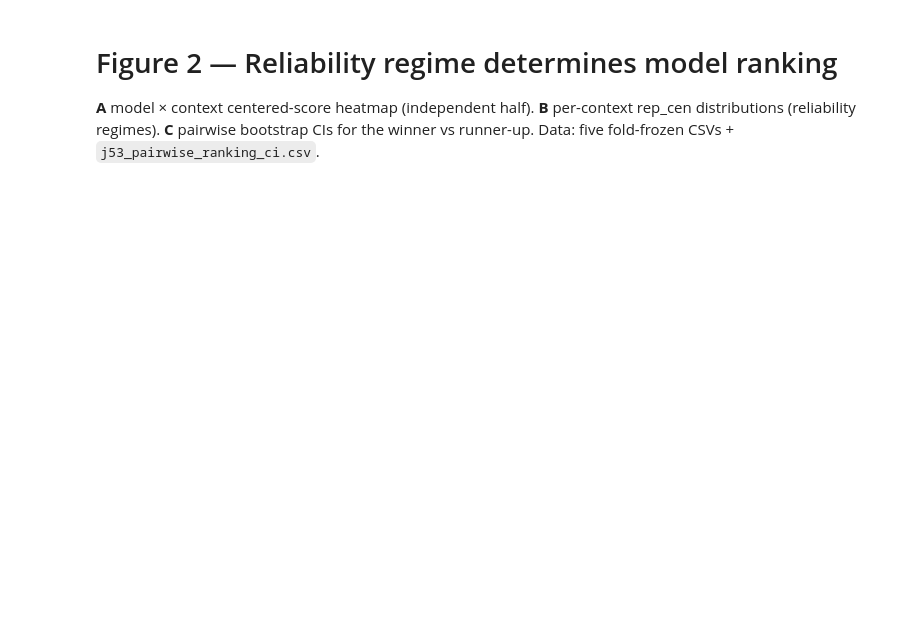
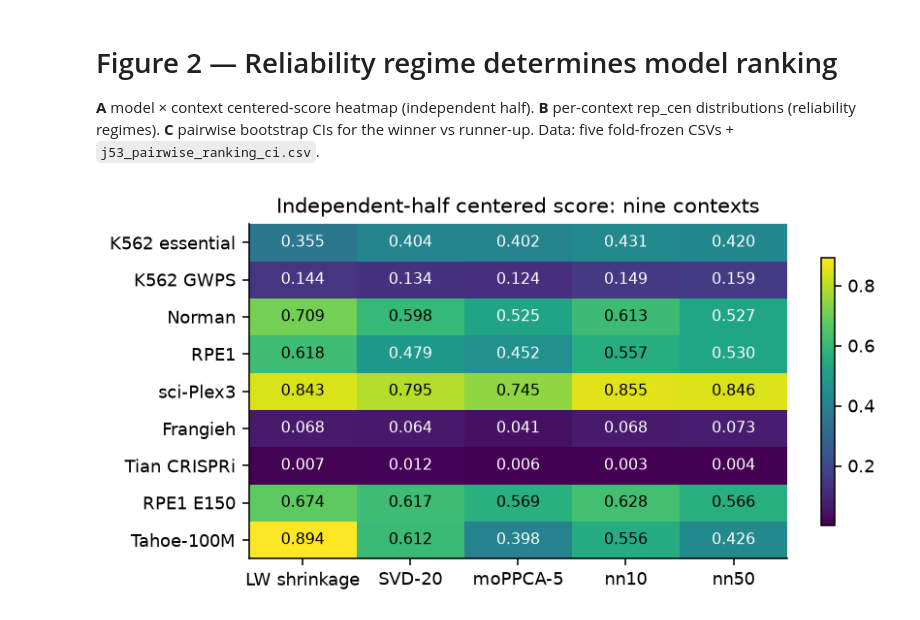
Before and after one commit to rht888666/represolve, a Jupyter notebook: notebooks/fig2_ranking_regimes.ipynb, the cells around one changed output. Cells and saved outputs as stored; diff of their text form; code cells hidden in the pictures; blank space fills up the shorter version.

```diff
--- a/notebooks/fig2_ranking_regimes.ipynb
+++ b/notebooks/fig2_ranking_regimes.ipynb
@@ -18,42 +18,48 @@ plt.rcParams.update({"figure.dpi": 140, "savefig.dpi": 300,
                      "axes.spines.right": False})
 MODELS = ["lw", "svd20", "moppca5", "nn10", "nn50"]
 MODEL_LABELS = {"lw": "LW shrinkage", "svd20": "SVD-20",
-                "moppca5": "moPPCA-5", "nn10": "centroid-10",
-                "nn50": "centroid-50"}
+                "moppca5": "moPPCA-5", "nn10": "nn10",
+                "nn50": "nn50"}
 CONTEXTS = [
     ("K562 essential", "j22_k562_foldfrozen_centroid.csv"),
     ("K562 GWPS", "j22_k562_gwps_foldfrozen_centroid.csv"),
     ("Norman", "j49_norman_foldfrozen.csv"),
     ("RPE1", "j49_rpe1_foldfrozen.csv"),
     ("sci-Plex3", "j49_sciplex3.csv"),
+    ("Frangieh", "j78_frangieh_merged.csv"),
+    ("Tian CRISPRi", "j78_tian2021i_merged.csv"),
+    ("RPE1 E150", "j78_rpe1e150_merged.csv"),
+    ("Tahoe-100M", "j78_tahoe_merged.csv"),
 ]
 def load_ctx(name, fname):
     df = pd.read_csv(os.path.join(RES, fname))
     df["context"] = name
     return df
 
 dfs = [load_ctx(*c) for c in CONTEXTS]
 all_df = pd.concat(dfs, ignore_index=True)
 
 # ---- Panel A: heatmap of mean B_cen ----
 mat = np.zeros((len(CONTEXTS), len(MODELS)))
 for i, (cname, _) in enumerate(CONTEXTS):
     d = all_df[all_df.context == cname]
     for j, m in enumerate(MODELS):
         mat[i, j] = d[f"{m}_B_cen"].mean()
 fig, ax = plt.subplots(figsize=(6.4, 3.2))
 im = ax.imshow(mat, cmap="viridis", aspect="auto")
 ax.set_xticks(range(len(MODELS)), [MODEL_LABELS[m] for m in MODELS])
 ax.set_yticks(range(len(CONTEXTS)), [c[0] for c in CONTEXTS])
 for i in range(mat.shape[0]):
     for j in range(mat.shape[1]):
         ax.text(j, i, f"{mat[i,j]:.3f}", ha="center", va="center",
                 color="white" if mat[i, j] < mat.max()*0.6 else "black",
                 fontsize=8)
-ax.set_title("Independent-half centered score: five contexts, five orderings")
+ax.set_title("Independent-half centered score: nine contexts")
 fig.colorbar(im, ax=ax, shrink=0.8)
 fig.savefig(os.path.join(FIG, "fig2a_ranking_heatmap.png"), bbox_inches="tight")
 plt.show()
+# %% [output]
+[figure, added]
 # %%
 
 # ---- Panel B: rep_cen distributions ----
```
Also changed, not shown: parts of 2 cells of this notebook, 32 other files.
